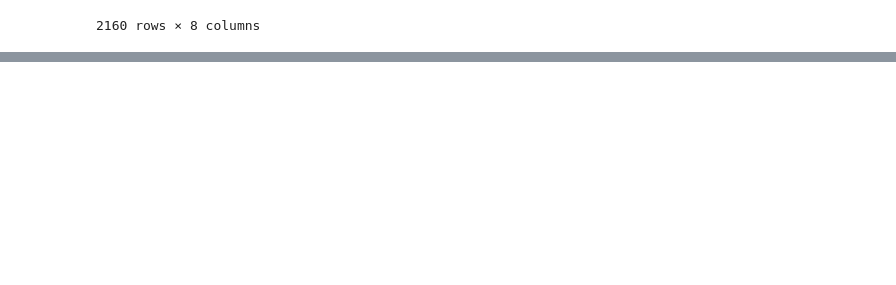
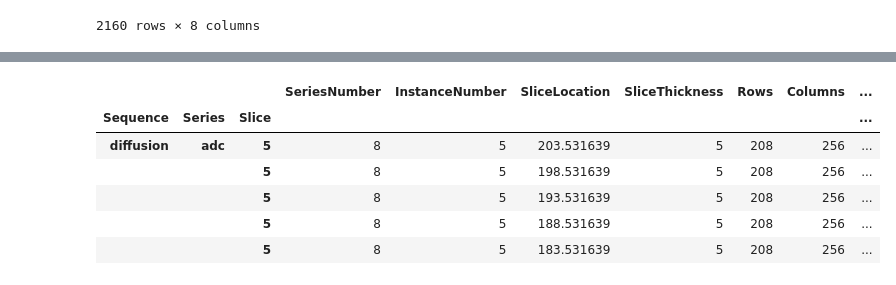
Before and after one commit to theo-barfoot/MALIMAR_data_cleaning, a Jupyter notebook: scrap.ipynb, the cells around one changed output, grey strips where cells are left out. Drawn from its saved outputs; the diff is of its cells as text; code cells hidden in the pictures; blank space fills up the shorter version.

Commit message:
slice index added slice order fixed - but might be reversed

```diff
--- a/scrap.ipynb
+++ b/scrap.ipynb
@@ -1298,0 +1302,4 @@ df
+# %%
+df = pd.read_csv('df.csv')
+# %%
+df.drop('Slice', axis=1, inplace=True)
@@ -1298,0 +1315,15 @@ df
+# %%
+df.set_index(['Sequence', 'Series', 'InstanceNumber'], drop=False, inplace=True)
+df.rename_axis(index={'InstanceNumber': 'Slice'}, inplace=True)
+df.drop(['Sequence','Series'], axis=1, inplace=True)
+df.sort_index(inplace=True)
+# %%
+df.head()
+# %% [output]
+|  |  |  | SeriesNumber | InstanceNumber | SliceLocation | SliceThickness | Rows | Columns | ... |
+| Sequence | Series | Slice |  |  |  |  |  |  | ... |
+| diffusion | adc | 5 | 8 | 5 | 203.531639 | 5 | 208 | 256 | ... |
+|  |  | 5 | 8 | 5 | 198.531639 | 5 | 208 | 256 | ... |
+|  |  | 5 | 8 | 5 | 193.531639 | 5 | 208 | 256 | ... |
+|  |  | 5 | 8 | 5 | 188.531639 | 5 | 208 | 256 | ... |
+|  |  | 5 | 8 | 5 | 183.531639 | 5 | 208 | 256 | ... |
```
Also changed, not shown: parts of 20 cells of this notebook, 2 other files.
